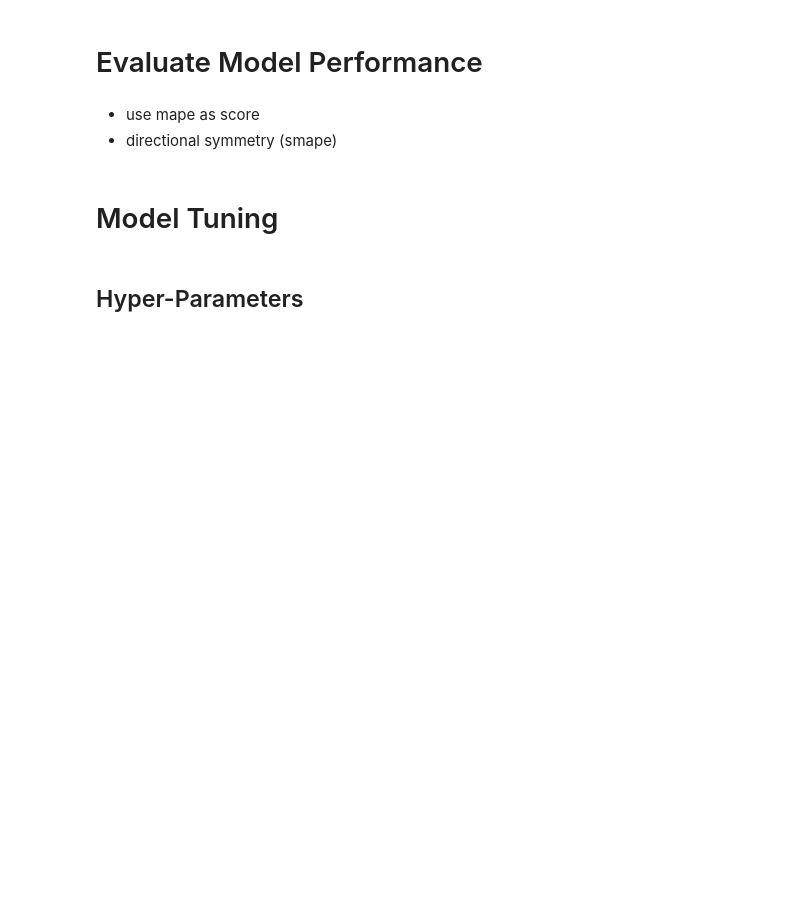
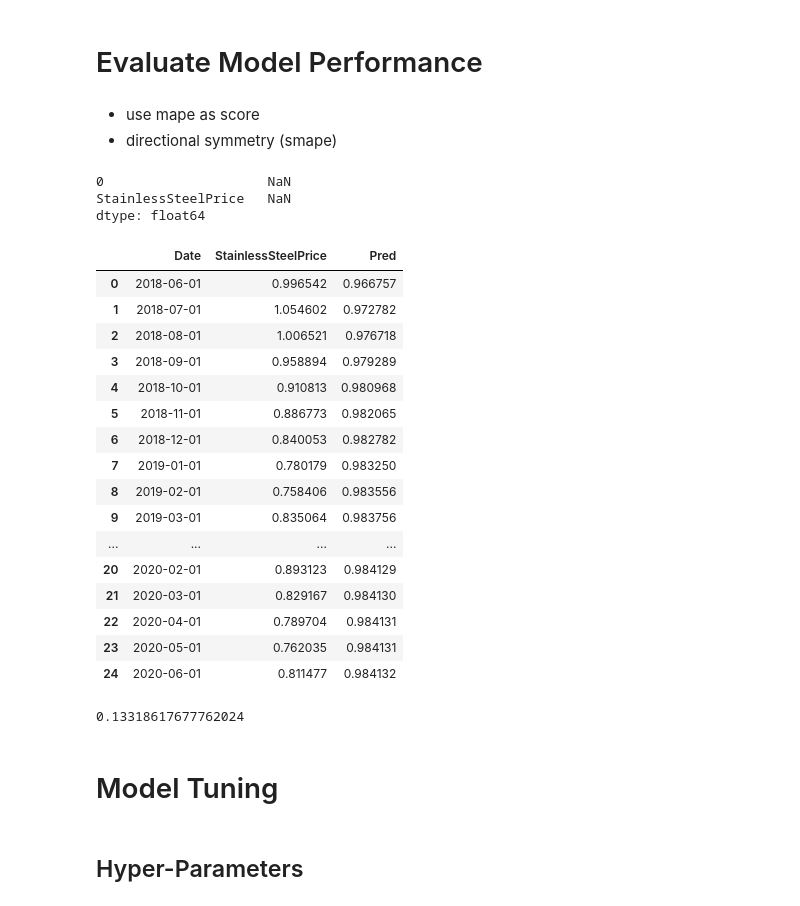
Before and after one commit to olavowsf/Stainless_Steel, a Jupyter notebook: Stainless_Steel Price Prediction.ipynb, the cells around one changed output. Drawn from its saved outputs; the diff is of its cells as text; code cells hidden in the pictures; blank space fills up the shorter version.

```diff
--- a/Stainless_Steel Price Prediction.ipynb
+++ b/Stainless_Steel Price Prediction.ipynb
@@ -261,0 +420,6 @@ sarimax_model.summary()
+# %%
+np.mean(np.abs(forecast - y_test)/np.abs(y_test))
+# %% [output]
+0                     NaN
+StainlessSteelPrice   NaN
+dtype: float64
@@ -262,3 +428,29 @@ sarimax_model.summary()
+# %%
+accuracy_df
+# %% [output]
+|  | Date | StainlessSteelPrice | Pred |
+| 0 | 2018-06-01 | 0.996542 | 0.966757 |
+| 1 | 2018-07-01 | 1.054602 | 0.972782 |
+| 2 | 2018-08-01 | 1.006521 | 0.976718 |
+| 3 | 2018-09-01 | 0.958894 | 0.979289 |
+| 4 | 2018-10-01 | 0.910813 | 0.980968 |
+| 5 | 2018-11-01 | 0.886773 | 0.982065 |
+| 6 | 2018-12-01 | 0.840053 | 0.982782 |
+| 7 | 2019-01-01 | 0.780179 | 0.983250 |
+| 8 | 2019-02-01 | 0.758406 | 0.983556 |
+| 9 | 2019-03-01 | 0.835064 | 0.983756 |
+| ... | ... | ... | ... |
+| 20 | 2020-02-01 | 0.893123 | 0.984129 |
+| 21 | 2020-03-01 | 0.829167 | 0.984130 |
+| 22 | 2020-04-01 | 0.789704 | 0.984131 |
+| 23 | 2020-05-01 | 0.762035 | 0.984131 |
+| 24 | 2020-06-01 | 0.811477 | 0.984132 |
+# %%
+accuracy_df = y_test.merge(edited_forecast,on="Date")
+accuracy_df["Error"] = np.abs(accuracy_df["Pred"] - accuracy_df["StainlessSteelPrice"])/np.abs(accuracy_df["StainlessSteelPrice"])
+accuracy_df["Error"].mean() # mape
+# %% [output]
+0.13318617677762024
 # %% [markdown]
 # Model Tuning
 # %% [markdown]
```
Also changed, not shown: parts of 22 cells of this notebook.
